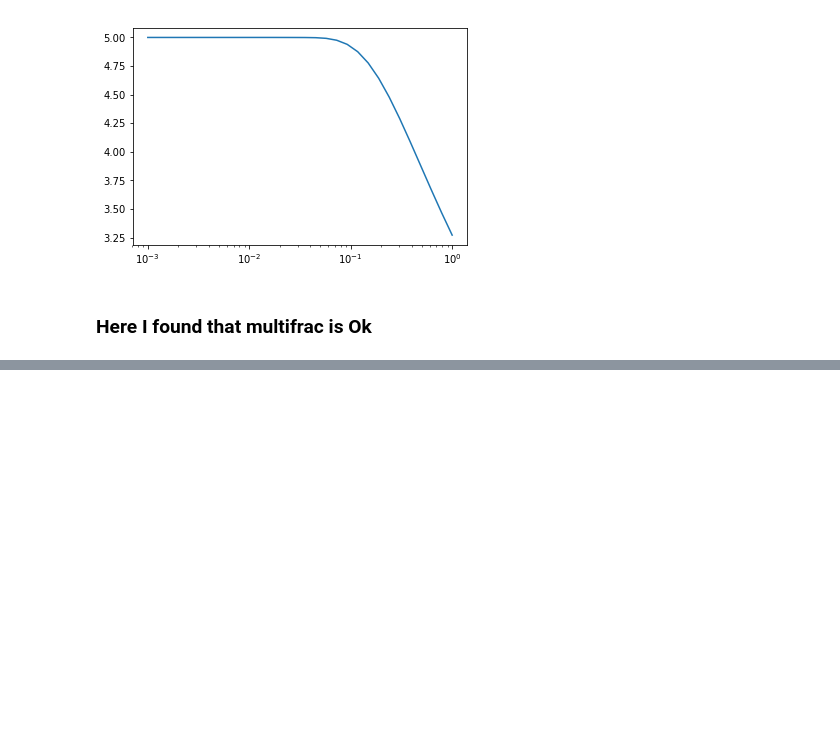
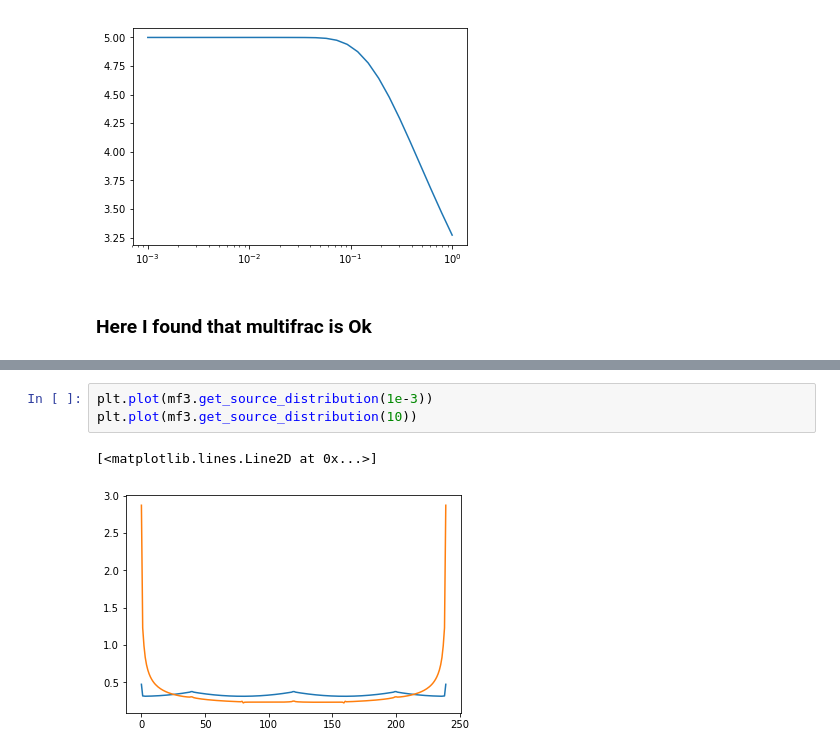
Before and after one commit to dmitrydi/pd_lapl, a Jupyter notebook: multifrac.ipynb, the cells around one changed output, grey strips where cells are left out. Saved outputs shown, nothing was run; the diff lists cells and outputs as text; blank space fills up the shorter version.

```diff
--- a/multifrac.ipynb
+++ b/multifrac.ipynb
@@ -358,0 +255,6 @@ array([ 0.33333333,  0.33333333,  0.33333333,  0.33333333,  0.33333333,
+# %%
+plt.plot(mf3.get_source_distribution(1e-3))
+plt.plot(mf3.get_source_distribution(10))
+# %% [output]
+[<matplotlib.lines.Line2D at 0x...>]
+[figure, added]
```
Also changed, not shown: parts of 22 cells of this notebook, 3 other files.
